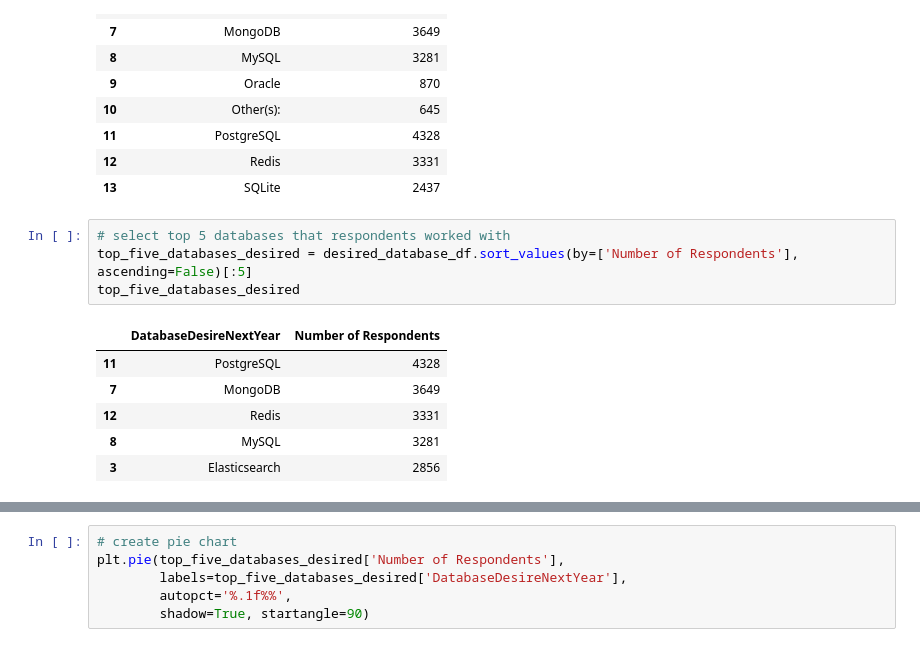
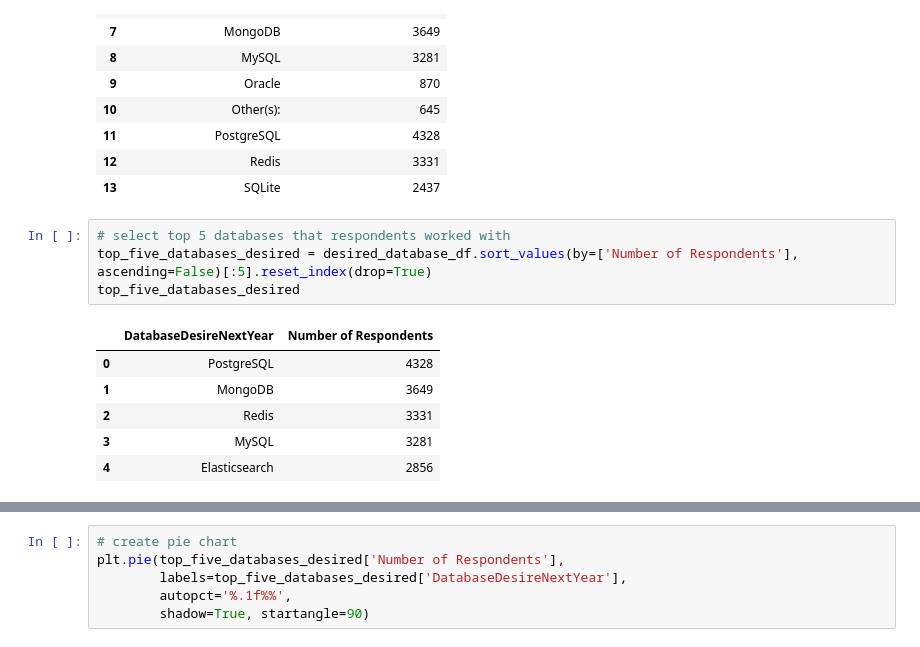
Before and after one commit to Andrew-Carlson/job_trends_analysis, a Jupyter notebook: data_visualization.ipynb, the cells around one changed output, grey strips where cells are left out. Drawn from its saved outputs; the diff is of its cells as text.

```diff
--- a/data_visualization.ipynb
+++ b/data_visualization.ipynb
@@ -251,12 +251,12 @@ desired_database_df
 | 13 | SQLite | 2437 |
 # %%
 # select top 5 databases that respondents worked with
-top_five_databases_desired = desired_database_df.sort_values(by=['Number of Respondents'], ascending=False)[:5]
+top_five_databases_desired = desired_database_df.sort_values(by=['Number of Respondents'], ascending=False)[:5].reset_index(drop=True)
 top_five_databases_desired
 # %% [output]
 |  | DatabaseDesireNextYear | Number of Respondents |
-| 11 | PostgreSQL | 4328 |
-| 7 | MongoDB | 3649 |
-| 12 | Redis | 3331 |
-| 8 | MySQL | 3281 |
-| 3 | Elasticsearch | 2856 |
+| 0 | PostgreSQL | 4328 |
+| 1 | MongoDB | 3649 |
+| 2 | Redis | 3331 |
+| 3 | MySQL | 3281 |
+| 4 | Elasticsearch | 2856 |
```
Also changed, not shown: parts of 11 cells of this notebook.
